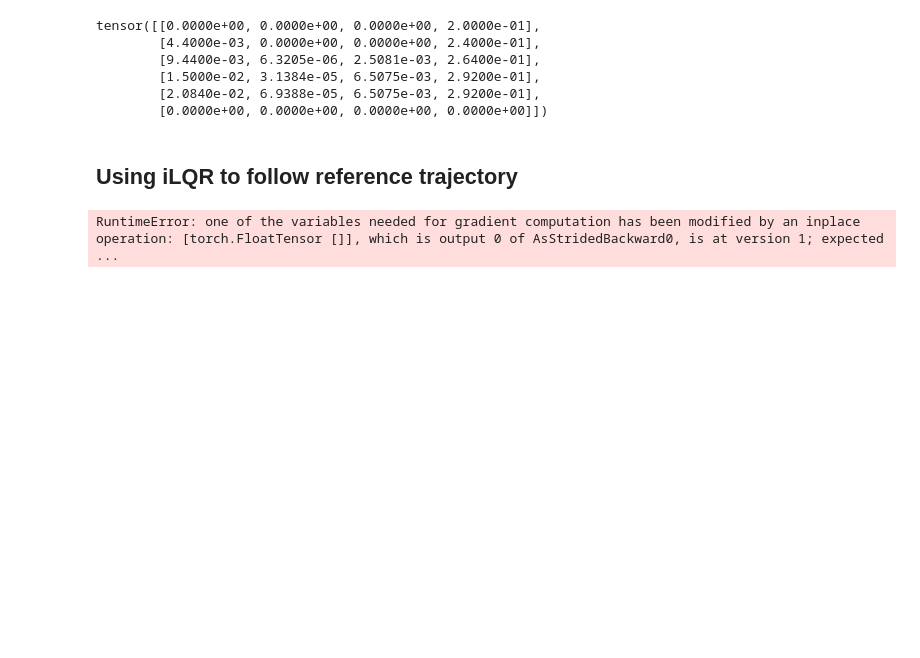
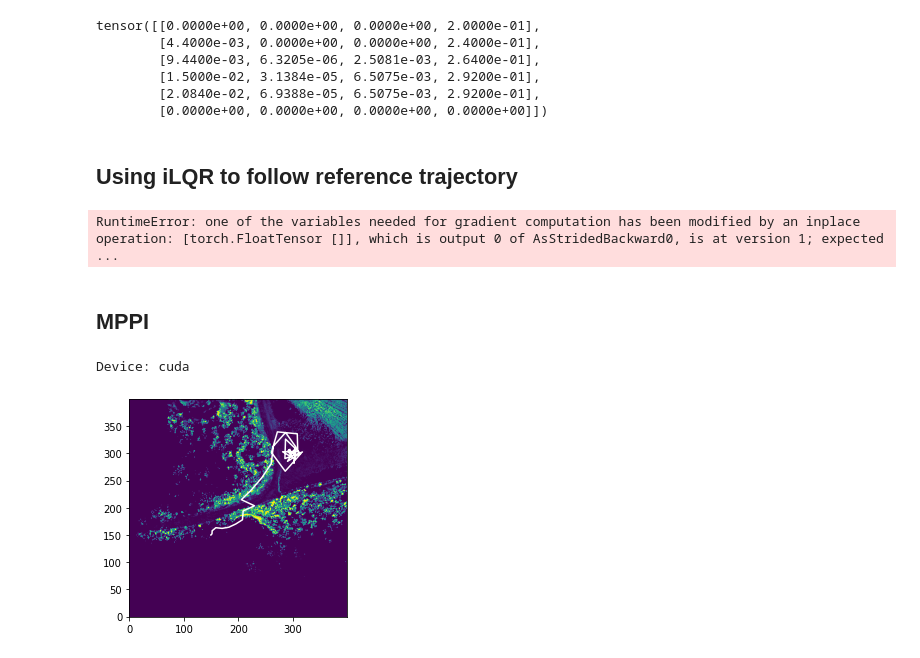
Before and after one commit to Antoine-Bergerault/OCRL-Project, a Jupyter notebook: main.ipynb, the cells around one changed output. Cells and saved outputs as stored; diff of their text form; code cells hidden in the pictures; blank space fills up the shorter version.

Commit message:
mppi

```diff
--- a/main.ipynb
+++ b/main.ipynb
@@ -140,3 +140,13 @@ U = Uref + .0001*torch.rand(Uref.size())
 X, U, K = qr.iLQR(x0, U, bicycle_model.discrete_dynamics, qrParams)
 # %% [output]
 RuntimeError: one of the variables needed for gradient computation has been modified by an inplace operation: [torch.FloatTensor []], which is output 0 of AsStridedBackward0, is at version 1; expected ...
+# %% [markdown]
+## MPPI
+# %%
+from pytorch_mppi import MPPI
+import gymnasium as gym
+from gymnasium import spaces
+device = torch.device("cuda" if torch.cuda.is_available() else "cpu")
+print('Device: {}'.format(device))
+# %% [output]
+Device: cuda
@@ -142,0 +211,20 @@ RuntimeError: one of the variables needed for gradient computation has been modi
+# %%
+env = BikeEnv(nu, dynamics_fn, params, cost_fn, torch.Tensor(object_map), x0, xg)
+controller = MPPI(env.dynamics, env.cost_fn, 4, torch.eye(2), device = device, num_samples=100)
+# %%
+obs = env.reset()
+iterations = 100
+path = torch.zeros([iterations, 4])
+for i in range(iterations):
+    action = controller.command(obs)
+    obs, reward, _, _ = env.step(action)
+    path[i] = obs
+# %%
+x = path[:,0]
+y = path[:,1]
+
+plt.imshow(object_map, origin ='lower')
+plt.plot(x,y, color='w')
+plt.show()
+# %% [output]
+[figure, added]
```
Also changed, not shown: parts of 2 cells of this notebook, 3 other files.
